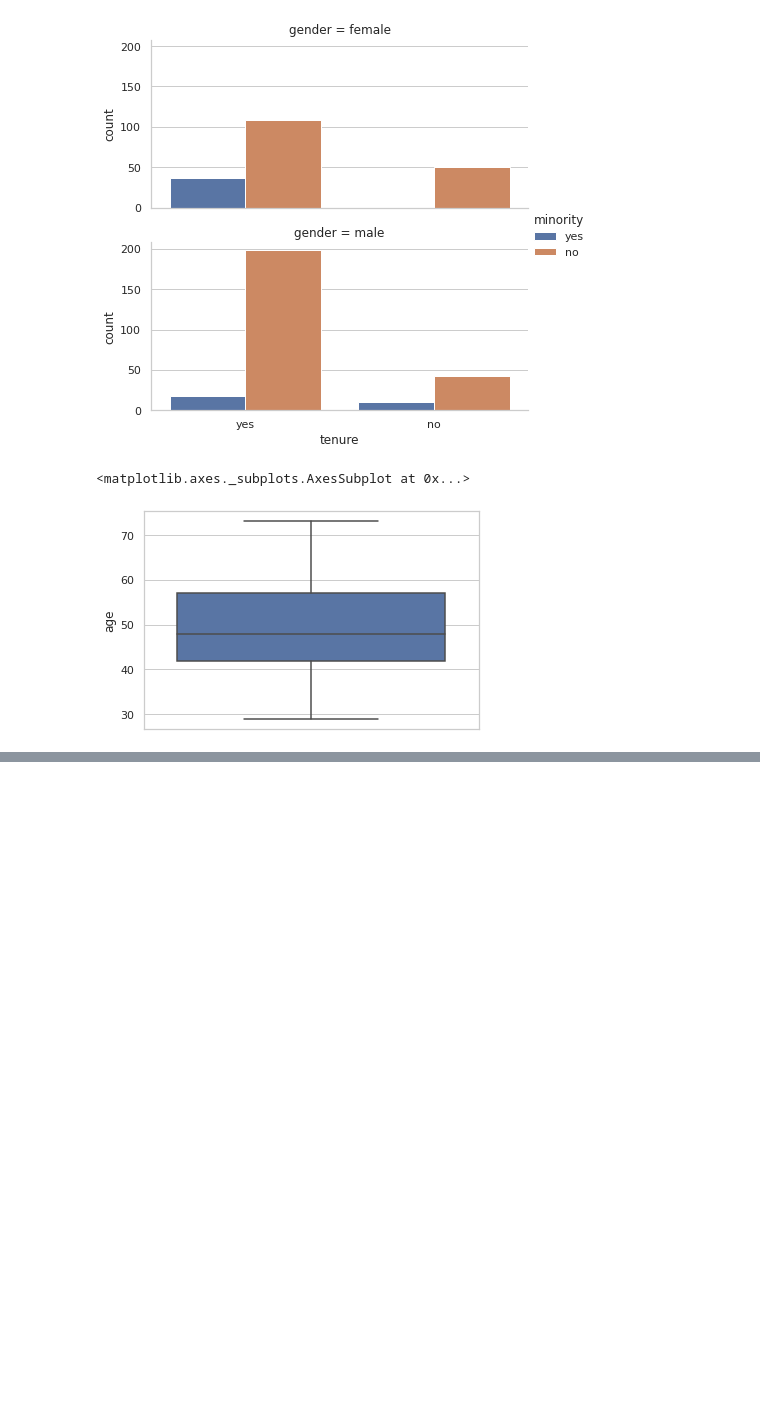
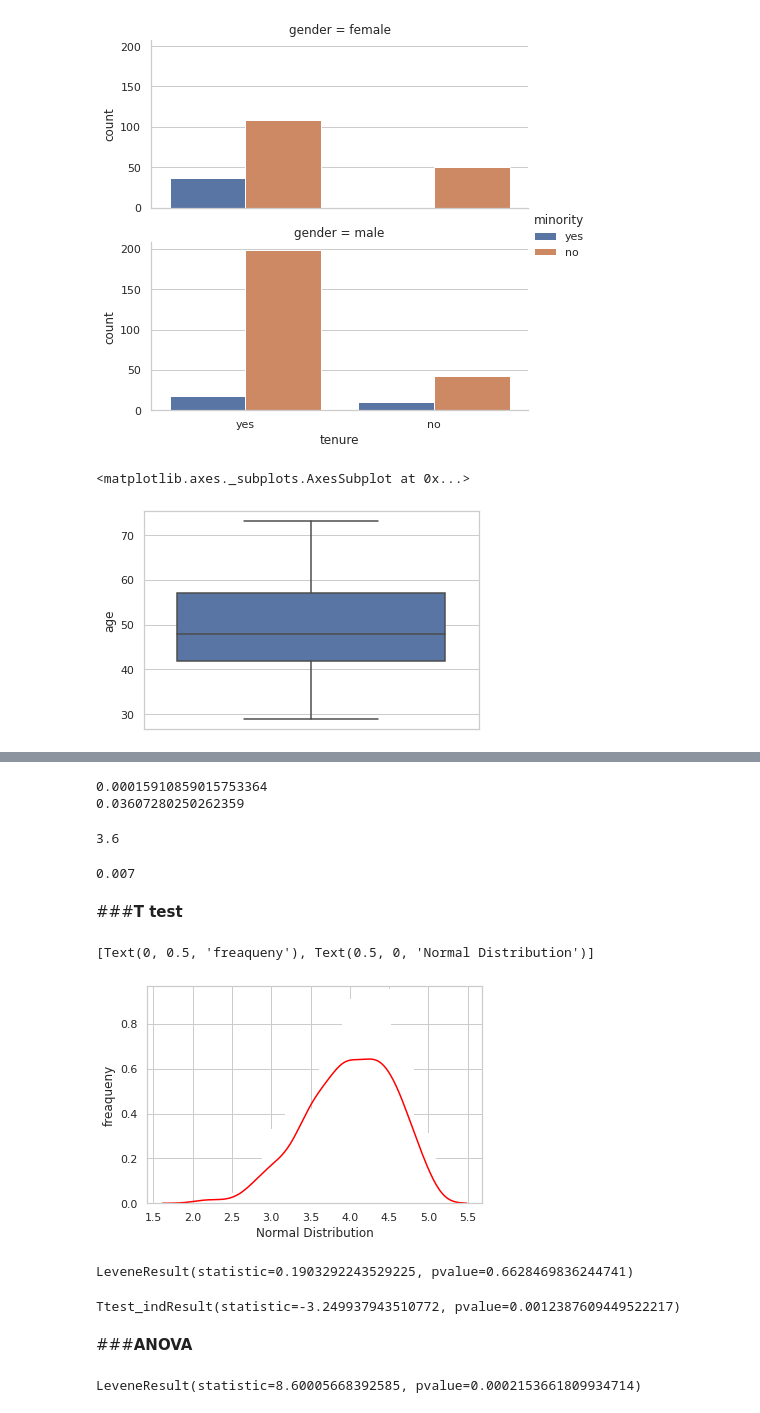
Before and after one commit to Muhliscm/Course-era-captone, a Jupyter notebook: statistics.ipynb, the cells around one changed output, grey strips where cells are left out. Saved outputs shown, nothing was run; the diff lists cells and outputs as text; code cells hidden in the pictures; blank space fills up the shorter version.

```diff
--- a/statistics.ipynb
+++ b/statistics.ipynb
@@ -273,0 +327,12 @@ sns.boxplot(y= 'age', data = ratings_df)
+# %%
+prob_2 = scipy.stats.norm.cdf((2 - eval_mean) / eval_sd)
+print(prob_2)
+prob_3 = scipy.stats.norm.cdf((3 - eval_mean) / eval_sd)
+print(prob_3)
+# %% [output]
+0.00015910859015753364
+0.03607280250262359
+# %%
+round((prob_3 - prob_2)* 100, 1)
+# %% [output]
+3.6
@@ -273,0 +343,29 @@ sns.boxplot(y= 'age', data = ratings_df)
+# %%
+z = (mean - 100) / (std / sqrt(12))
+round(1 - scipy.stats.norm.cdf(z), 3)
+# %% [output]
+0.007
+# %% [markdown]
+###**T test**
+# %%
+ax = sns.distplot(ratings_df['eval'],
+                 bins = 20,
+                 kde = True,
+                 color = 'red',
+                 hist_kws = {'linewidth': 15, 'alpha': 1})
+ax.set(xlabel = 'Normal Distribution', ylabel= 'freaqueny')
+# %% [output]
+[Text(0, 0.5, 'freaqueny'), Text(0.5, 0, 'Normal Distribution')]
+[figure, added]
+# %%
+scipy.stats.levene(ratings_df[ratings_df['gender'] == 'female']['eval'],
+                   ratings_df[ratings_df['gender'] == 'male']['eval'], center = 'mean')
+# %% [output]
+LeveneResult(statistic=0.1903292243529225, pvalue=0.6628469836244741)
+# %%
+scipy.stats.ttest_ind(ratings_df[ratings_df['gender'] == 'female']['eval'],
+                      ratings_df[ratings_df['gender'] == 'male']['eval'], equal_var = True)
+# %% [output]
+Ttest_indResult(statistic=-3.249937943510772, pvalue=0.0012387609449522217)
+# %% [markdown]
+###**ANOVA**
@@ -273,0 +376,7 @@ sns.boxplot(y= 'age', data = ratings_df)
+# %%
+scipy.stats.levene(ratings_df[ratings_df['age_group'] == '40 years and younger']['beauty'],
+                   ratings_df[ratings_df['age_group'] == 'between 40 and 57 years']['beauty'],
+                   ratings_df[ratings_df['age_group'] == '57 years and older']['beauty'],
+                   center='mean')
+# %% [output]
+LeveneResult(statistic=8.60005668392585, pvalue=0.0002153661809934714)
```
Also changed, not shown: parts of 23 cells of this notebook.
